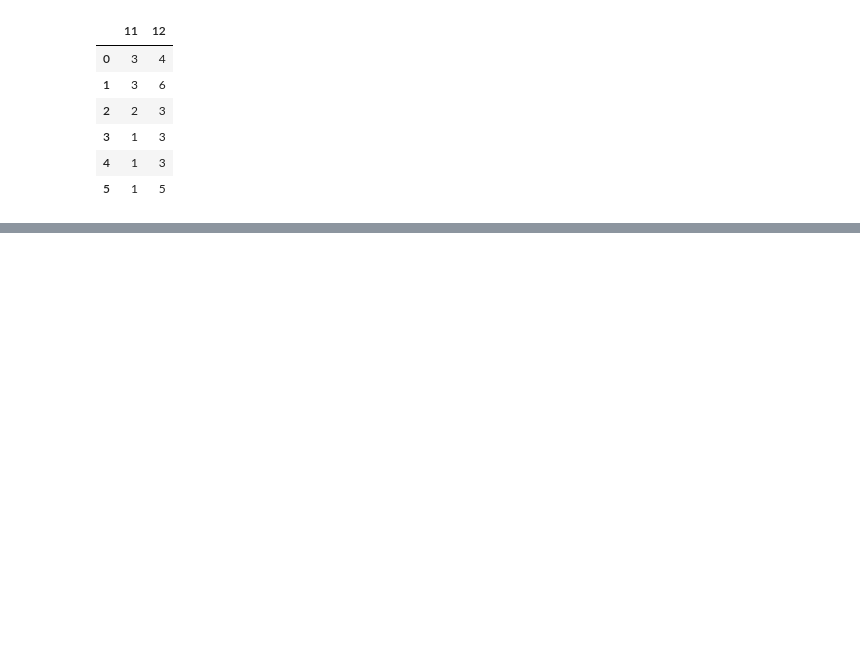
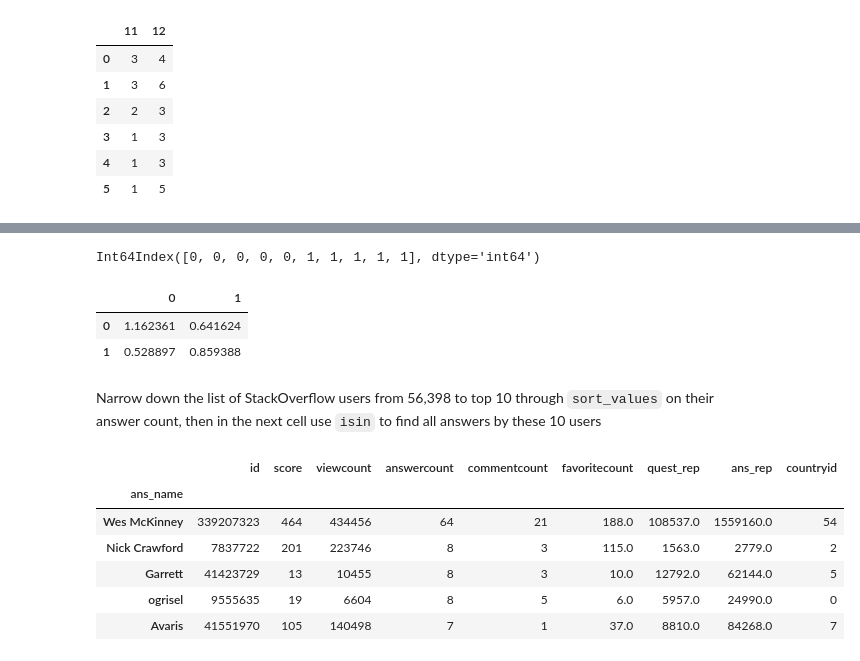
Before and after one commit to onlyphantom/WebAnalytics, a Jupyter notebook: panda_documentation.ipynb, the cells around one changed output, grey strips where cells are left out. Cells and saved outputs as stored; diff of their text form; code cells hidden in the pictures; blank space fills up the shorter version.

```diff
--- a/panda_documentation.ipynb
+++ b/panda_documentation.ipynb
@@ -662,0 +692,25 @@ dat.groupby(dat.sum(), axis=1).sum()
+# %%
+df.index // 5
+# %% [output]
+Int64Index([0, 0, 0, 0, 0, 1, 1, 1, 1, 1], dtype='int64')
+# %%
+df.groupby(df.index // 5).std()
+# %% [output]
+|  | 0 | 1 |
+| 0 | 1.162361 | 0.641624 |
+| 1 | 0.528897 | 0.859388 |
+# %% [markdown]
+Narrow down the list of StackOverflow users from 56,398 to top 10 through `sort_values` on their answer count, then in the next cell use `isin` to find all answers by these 10 users
+# %%
+gb = so.iloc[0:99, :].groupby('ans_name')
+
+dat = gb.aggregate(np.sum).sort_values(by=['answercount', 'favoritecount'], ascending=False).head(10)
+dat.head()
+# %% [output]
+|  | id | score | viewcount | answercount | commentcount | favoritecount | quest_rep | ans_rep | countryid |
+| ans_name |  |  |  |  |  |  |  |  |  |
+| Wes McKinney | 339207323 | 464 | 434456 | 64 | 21 | 188.0 | 108537.0 | 1559160.0 | 54 |
+| Nick Crawford | 7837722 | 201 | 223746 | 8 | 3 | 115.0 | 1563.0 | 2779.0 | 2 |
+| Garrett | 41423729 | 13 | 10455 | 8 | 3 | 10.0 | 12792.0 | 62144.0 | 5 |
+| ogrisel | 9555635 | 19 | 6604 | 8 | 5 | 6.0 | 5957.0 | 24990.0 | 0 |
+| Avaris | 41551970 | 105 | 140498 | 7 | 1 | 37.0 | 8810.0 | 84268.0 | 7 |
```
Also changed, not shown: parts of 9 cells of this notebook.
